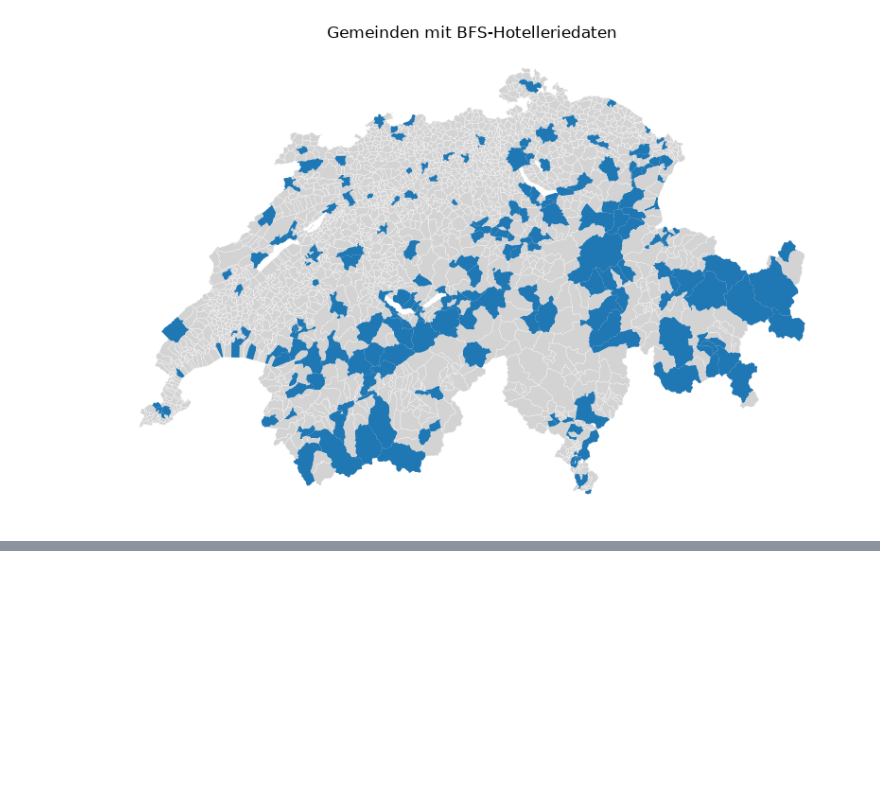
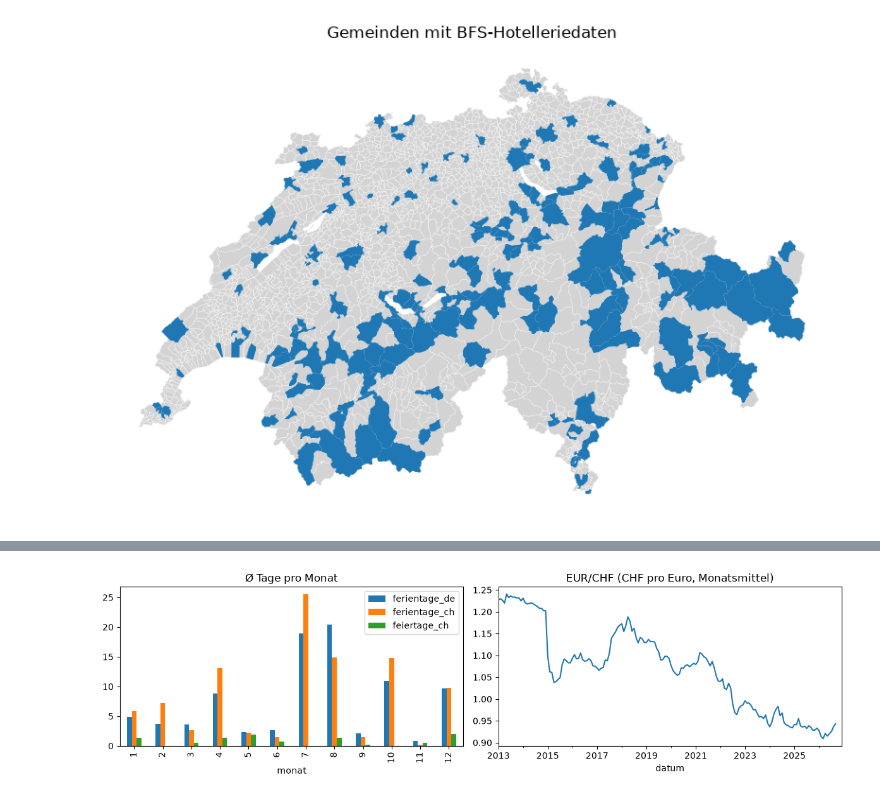
Before and after one commit to aakset/wintertourismus-schnee, a Jupyter notebook: notebooks/01_datensammlung.ipynb, the cells around one changed output, grey strips where cells are left out. Drawn from its saved outputs; the diff is of its cells as text; code cells hidden in the pictures; blank space fills up the shorter version.

```diff
--- a/notebooks/01_datensammlung.ipynb
+++ b/notebooks/01_datensammlung.ipynb
@@ -591,0 +735,17 @@ BFS-Gemeinden: 186 | ohne Geometrie: set()
+# %%
+# 3) Feiertage Schweiz: Mittel über die 26 Kantone, damit kantonale Feiertage wie Karfreitag und
+#    Ostermontag anteilig zählen (national kennt das Paket nur Neujahr, Auffahrt, 1. August, Weihnachten)
+kantone = holidays.Switzerland.subdivisions
+feier_tage = [(d.year, d.month) for kt in kantone
+              for d in holidays.Switzerland(subdiv=kt, years=JAHRE).keys()]
+feier = (pd.DataFrame(feier_tage, columns=["jahr", "monat"]).value_counts().div(len(kantone)).round(1)
+         .rename("feiertage_ch").reset_index())
+
+# Zusammenführen: eine Zeile pro Jahr und Monat
+monate = pd.DataFrame([(j, m) for j in JAHRE for m in range(1, 13)], columns=["jahr", "monat"])
+kontext = (monate.merge(fx, how="left").merge(ferien, how="left").merge(ferien_ch, how="left").merge(feier, how="left")
+           .fillna({"ferientage_de": 0, "feiertage_ch": 0}))
+kontext.to_csv("../data/processed/kontext_monat.csv", index=False)
+print(len(monate), "Monate ->", len(kontext), "Zeilen | ohne Wechselkurs:",
+      kontext[kontext["eur_chf"].isna()][["jahr", "monat"]].values.tolist())
+kontext.describe().round(2)
@@ -591,0 +763,12 @@ BFS-Gemeinden: 186 | ohne Geometrie: set()
+# %%
+# Kontrolle: Ferien und Feiertage im Jahresverlauf (Durchschnitt 2013-2026), Wechselkurs über die Zeit
+import matplotlib.pyplot as plt
+fig, ax = plt.subplots(1, 2, figsize=(12, 3.5))
+kontext.groupby("monat")[["ferientage_de", "ferientage_ch", "feiertage_ch"]].mean().plot.bar(ax=ax[0])
+ax[0].set_title("Ø Tage pro Monat")
+kontext.assign(datum=pd.to_datetime(kontext[["jahr", "monat"]].rename(columns={"jahr": "year", "monat": "month"}).assign(day=1))
+               ).plot(x="datum", y="eur_chf", ax=ax[1], legend=False)
+ax[1].set_title("EUR/CHF (CHF pro Euro, Monatsmittel)")
+plt.tight_layout()
+# %% [output]
+[figure, added]
```
Also changed, not shown: parts of 6 cells of this notebook, 35 other files.
